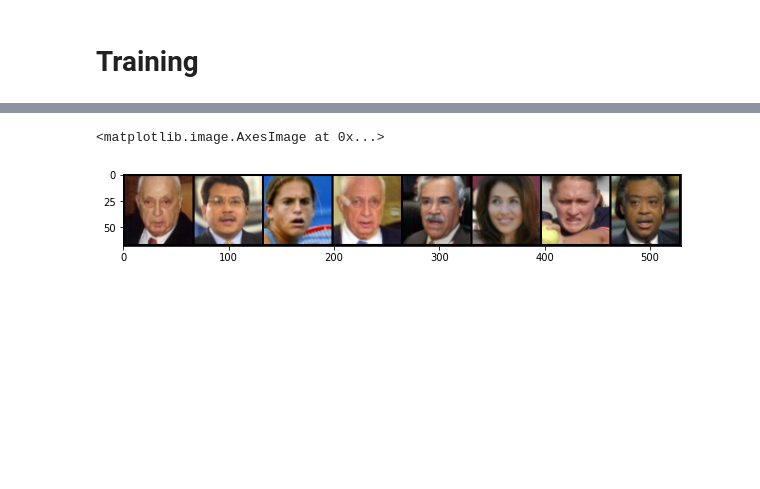
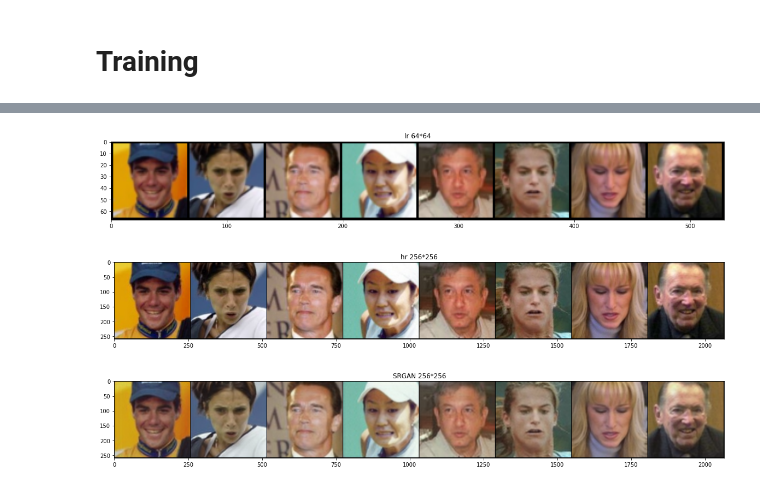
Before and after one commit to dddogwang/Generation-Cell, a Jupyter notebook: SRGAN.ipynb, the cells around one changed output, grey strips where cells are left out. Saved outputs shown, nothing was run; the diff lists cells and outputs as text; code cells hidden in the pictures; blank space fills up the shorter version.

Commit message:
srgan_netG.pkl

```diff
--- a/SRGAN.ipynb
+++ b/SRGAN.ipynb
@@ -352,6 +321,5 @@ D_optimizer = optim.Adam(netD.parameters(), lr=1e-4)
 # %%
-num_epochs = 500
-fixed_lr = iter(train_loader).next()[0].to(device)
+num_epochs = 5
 G_losses=[]
 D_losses=[]
 fake_img_list=[]
@@ -362,22 +330,22 @@ for epoch in range(1, num_epochs + 1):
         input_img = input_img.to(device)
         real_img = real_img.to(device)
         fake_img = netG(input_img)
-
         ############################
         # (1) Update D network: maximize D(x)-1-D(G(z))
         ###########################
-        netD.zero_grad()
+        D_optimizer.zero_grad()
         d_out_real = netD(real_img)
-        d_out_fake = netD(fake_img).detach()
+        d_out_fake = netD(fake_img)
         d_loss = criterionD(d_out_real, d_out_fake)
         d_loss.backward(retain_graph=True)
         D_optimizer.step()
 
+
         ############################
         # (2) Update G network: minimize 1-D(G(z)) + Perception Loss + Image Loss + TV Loss
         ###########################
-        netG.zero_grad()
-        g_loss = criterionG(d_out_fake, real_img, fake_img)
+        G_optimizer.zero_grad()
+        g_loss = criterionG(d_out_fake.detach(), real_img, fake_img)
         g_loss.backward()
         G_optimizer.step()
 
@@ -390,12 +358,13 @@ for epoch in range(1, num_epochs + 1):
         netG.eval()
         with torch.no_grad():
             fake = netG(fixed_lr).detach().cpu()
-        fake_grid = cv2.rotate(np.transpose(vutils.make_grid(fake, padding=2, normalize=True).numpy()),cv2.ROTATE_90_CLOCKWISE)
+        fake_grid = np.transpose(vutils.make_grid(fake, padding=2, normalize=True),(1,2,0))
         fake_img_list.append(fake_grid)
 
-        print('[%d/%d][%d/%d]\tLoss_D: %.6f\tLoss_G: %.6f'
-          %(epoch, num_epochs, iteration, len(train_loader), d_loss.item(), g_loss.item()))
-        plt.figure(figsize=(10,10))
+        print('[%d/%d][%d/%d]\tD_real/D_fake: %f/%f\tLoss_D: %f\tLoss_G: %f'
+          %(epoch, num_epochs, iteration, len(train_loader),
+            d_out_real.mean().item(), d_out_fake.mean().item(), d_loss.item(), g_loss.item()))
+        plt.figure(figsize=(20,20))
         plt.imshow(fake_grid)
         plt.show()
 # %% [output]
@@ -403,8 +381,25 @@ KeyboardInterrupt:
 # %%
-fake = fixed_lr.detach().cpu()
-fake_grid = cv2.rotate(np.transpose(vutils.make_grid(fake, padding=2, normalize=True).numpy()),cv2.ROTATE_90_CLOCKWISE)
-plt.figure(figsize=(10,10))
+lr = fixed_lr.detach().cpu()
+lr_grid = np.transpose(vutils.make_grid(lr, padding=2, normalize=True),(1,2,0))
+plt.figure(figsize=(20,20))
+plt.title("lr 64*64")
+plt.imshow(lr_grid)
+plt.show()
+
+hr = fixed_hr.detach().cpu()
+hr_grid = np.transpose(vutils.make_grid(hr, padding=2, normalize=True),(1,2,0))
+plt.figure(figsize=(20,20))
+plt.title("hr 256*256")
+plt.imshow(hr_grid)
+plt.show()
+
+fake = netG(fixed_lr).detach().cpu()
+fake_grid = np.transpose(vutils.make_grid(fake, padding=2, normalize=True),(1,2,0))
+plt.figure(figsize=(20,20))
+plt.title("SRGAN 256*256")
 plt.imshow(fake_grid)
+plt.show()
 # %% [output]
-<matplotlib.image.AxesImage at 0x...>
-[figure, old version]
+[figure, new version]
+[figure, added]
+[figure, added]
```
Also changed, not shown: parts of 19 cells of this notebook, 4 other files.
